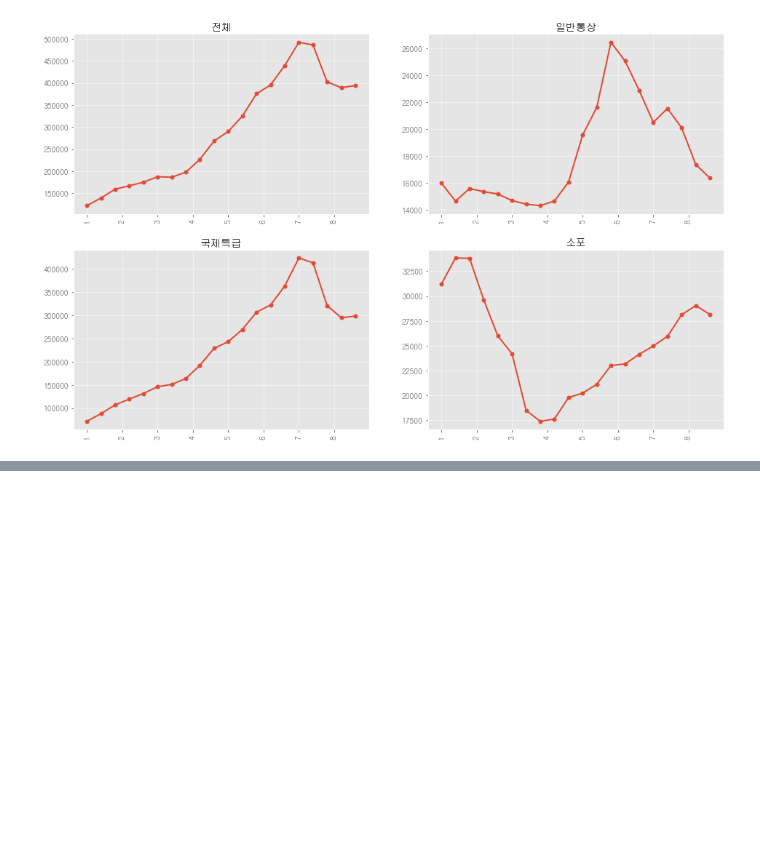
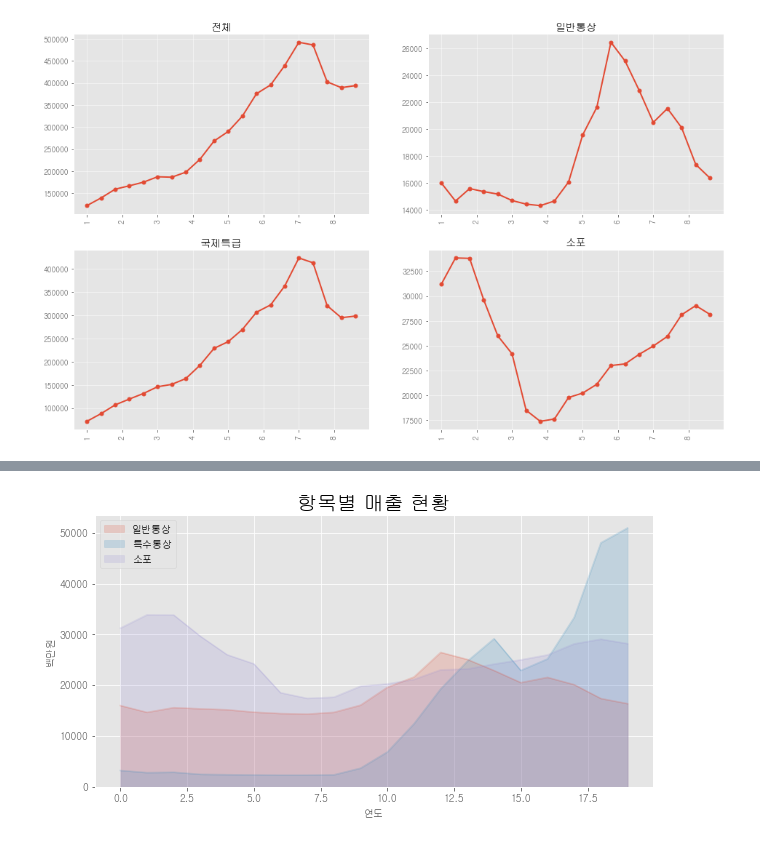
Before and after one commit to swleegit/data_analysis_review, a Jupyter notebook: 데분모05.ipynb, the cells around one changed output, grey strips where cells are left out. Drawn from its saved outputs; the diff is of its cells as text; code cells hidden in the pictures; blank space fills up the shorter version.

```diff
--- a/데분모05.ipynb
+++ b/데분모05.ipynb
@@ -317,0 +360,23 @@ plt.show()
+# %%
+#3가지 항목에 대한 면적 그래프를 그려보자
+
+import pandas as pd
+import matplotlib.pyplot as plt
+
+df = pd.read_csv('./연도별_매출액_현황.csv')
+df3 = df[['일반통상', '특수통상', '소포']]
+
+#pandas 안에 있는 면적 그래프 사용하는 것임. df.plot()
+#stacked = False : 중첩하지 않는다.
+df3.plot(kind = 'area', stacked = False, alpha = 0.2, figsize= (10,5))
+
+#title, xlabel, ylabel, label설정
+
+plt.title('항목별 매출 현황', size = 20)
+plt.xlabel('연도', size = 10) #중첩이긴 하지만, 객체를 생성해서 하는게 아니기 때문에 xlabel로 진행한다.
+plt.ylabel('백만원', size = 10)
+plt.legend(loc = 'best') #plot 할때 label은 없었지만, 위의 형식으로 하면 저절로 label 설정됨.
+
+plt.show()
+# %% [output]
+[figure, added]
```
Also changed, not shown: parts of 6 cells of this notebook.
